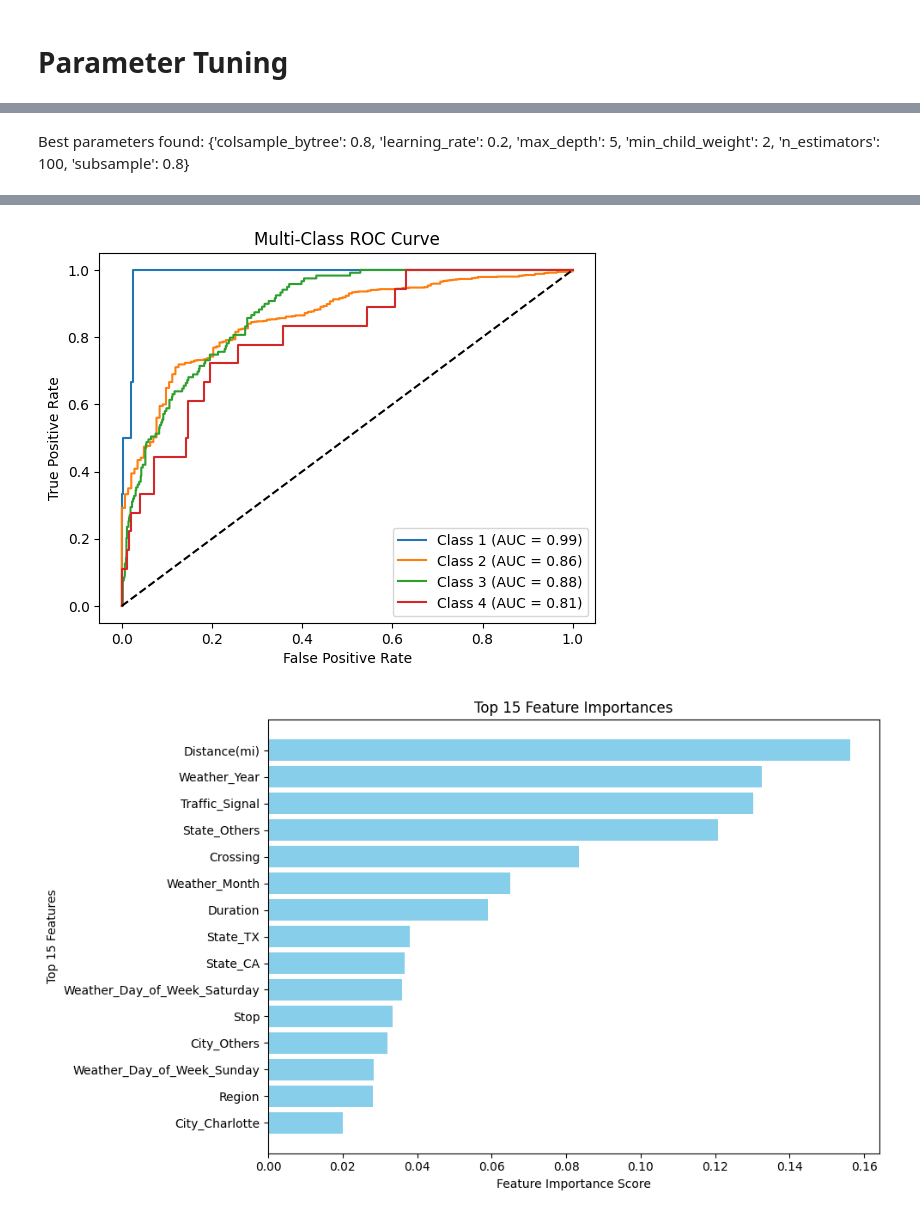
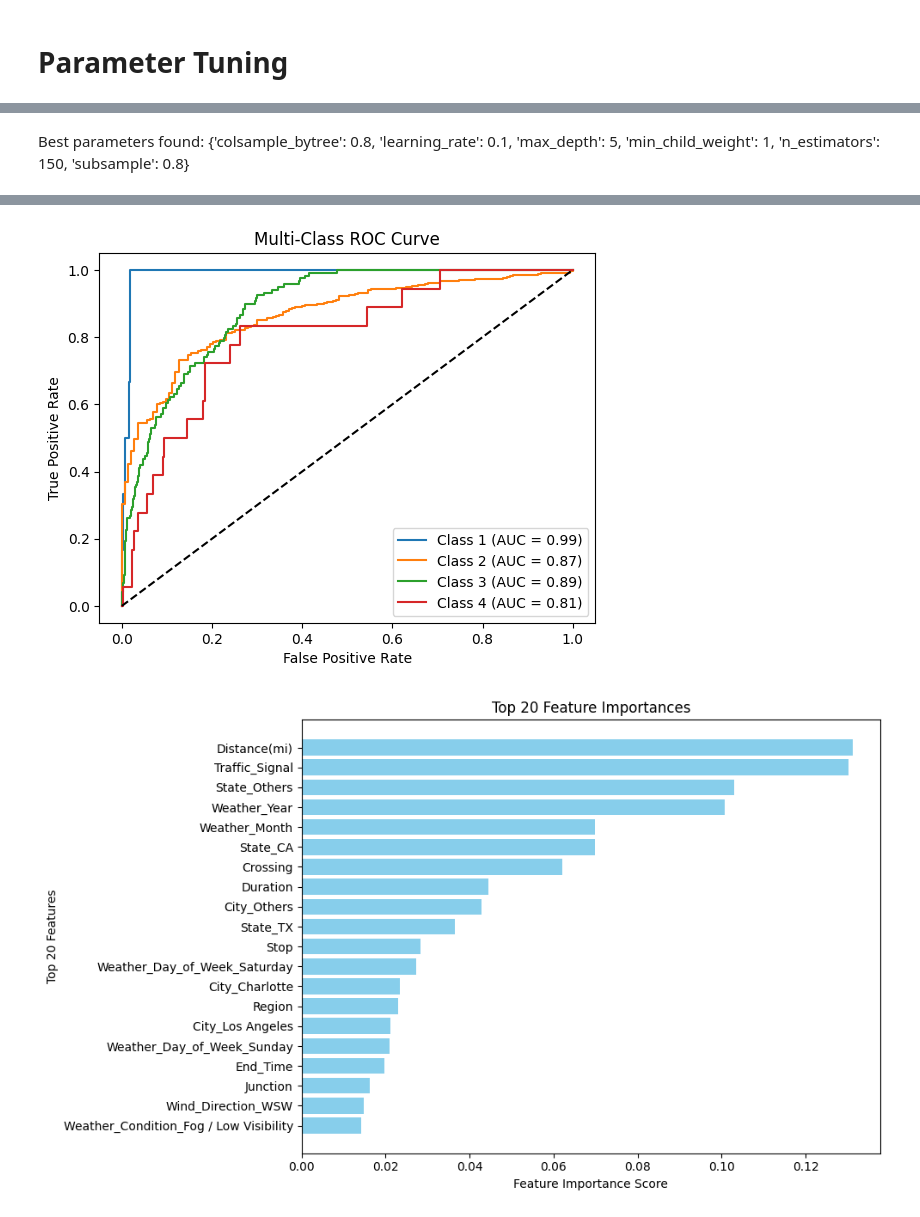
Before and after one commit to win-laeyee/traffic_accident_severity_prediction, a Jupyter notebook: notebooks/models/xgboost_improved_v3.ipynb, the cells around one changed output, grey strips where cells are left out. Cells and saved outputs as stored; diff of their text form; code cells hidden in the pictures.

Commit message:
New model reruns

```diff
--- a/notebooks/models/xgboost_improved_v3.ipynb
+++ b/notebooks/models/xgboost_improved_v3.ipynb
@@ -526,21 +526,22 @@ Accuracy2 (One-off accuracy): 0.783
 # %% [markdown]
 
-Best parameters found:  {'colsample_bytree': 0.8, 'learning_rate': 0.2, 'max_depth': 5, 'min_child_weight': 2, 'n_estimators': 100, 'subsample': 0.8}
+
+Best parameters found:  {'colsample_bytree': 0.8, 'learning_rate': 0.1, 'max_depth': 5, 'min_child_weight': 1, 'n_estimators': 150, 'subsample': 0.8}
 # %%
 # Define the parameter grid for tuning
 param_grid = {
-    'n_estimators': [80, 120],        # Number of trees in the model
+    'n_estimators': [130, 170],        # Number of trees in the model
     'max_depth': [4, 6],           # Maximum depth of each tree
-    'learning_rate': [0.15, 0.25],    # Step size for gradient descent
+    'learning_rate': [0.05, 0.15],    # Step size for gradient descent
     'subsample': [0.7, 0.9],               # Proportion of samples used for training each tree
     'colsample_bytree': [0.7, 0.9],        # Proportion of features to be used for each tree
-    'min_child_weight': [1, 3],          # Minimum sum of instance weight (hessian) needed in a child
+    'min_child_weight': [1],          # Minimum sum of instance weight (hessian) needed in a child
 }
 best_model_xgb = tune_xgb_with_rfe(
     X_train, y_train,
     X_validate, y_validate,
     X_test, y_test,
     param_grid=param_grid,
-    n_features=15
+    n_features=20
 )
 # %% [output]
@@ -584,3 +585,3 @@ Accuracy2 (One-off accuracy): 0.767
-[figure, old version]
+[figure, new version]
-[figure, old version]
+[figure, new version]
 # %% [markdown]
```
Also changed, not shown: parts of 11 cells of this notebook, 3 other files.
